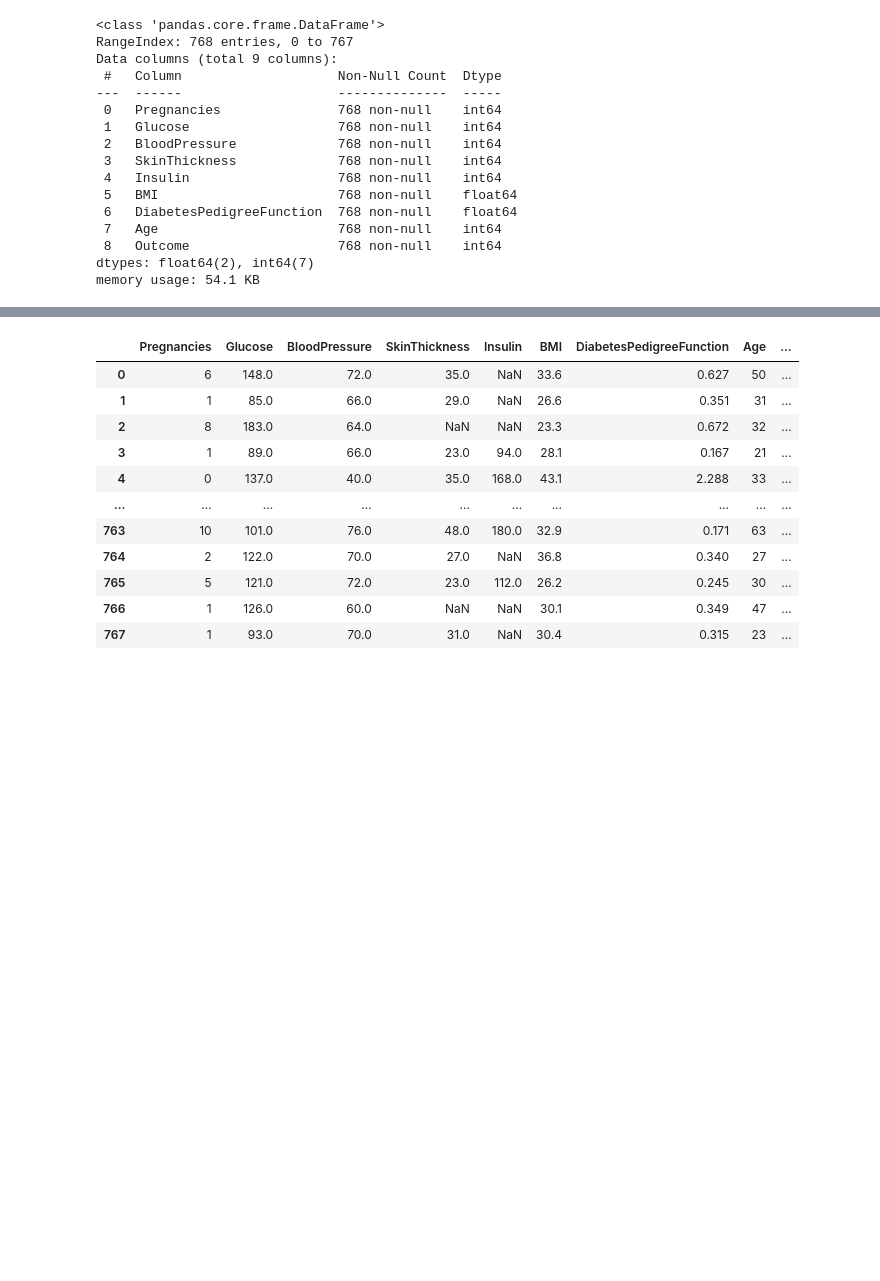
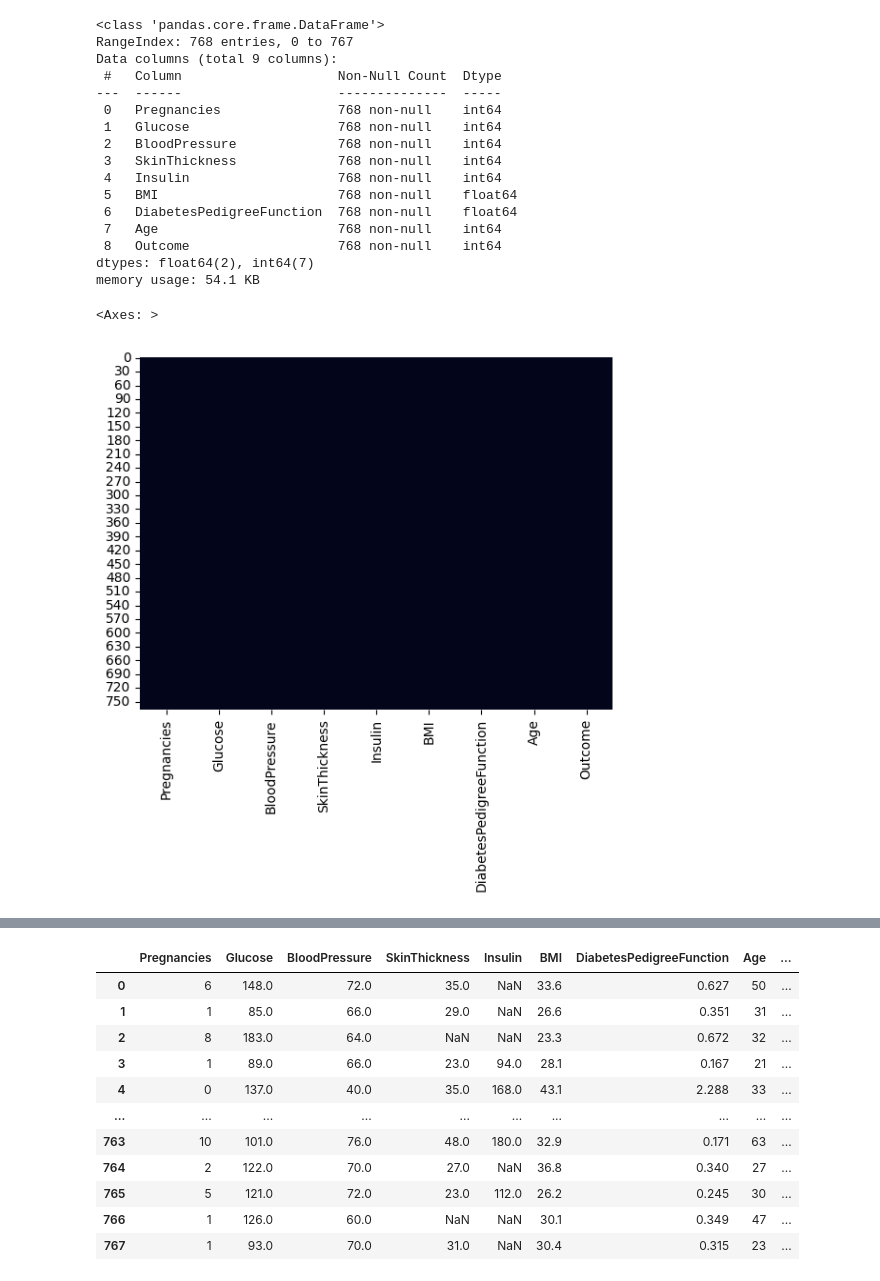
Before and after one commit to bytesbyt/ds_diabetes, a Jupyter notebook: diabetes.ipynb, the cells around one changed output, grey strips where cells are left out. Saved outputs shown, nothing was run; the diff lists cells and outputs as text; code cells hidden in the pictures; blank space fills up the shorter version.

```diff
--- a/diabetes.ipynb
+++ b/diabetes.ipynb
@@ -53,6 +57,12 @@ Data columns (total 9 columns):
  8   Outcome                   768 non-null    int64
 dtypes: float64(2), int64(7)
 memory usage: 54.1 KB
+# %%
+# Visualise missing values of the train dataset
+sns.heatmap(df.isnull(), cbar=False)
+# %% [output]
+<Axes: >
+[figure, added]
 # %%
 # View some statistical details
 df.describe()
```
Also changed, not shown: parts of 12 cells of this notebook, 1 other file.
